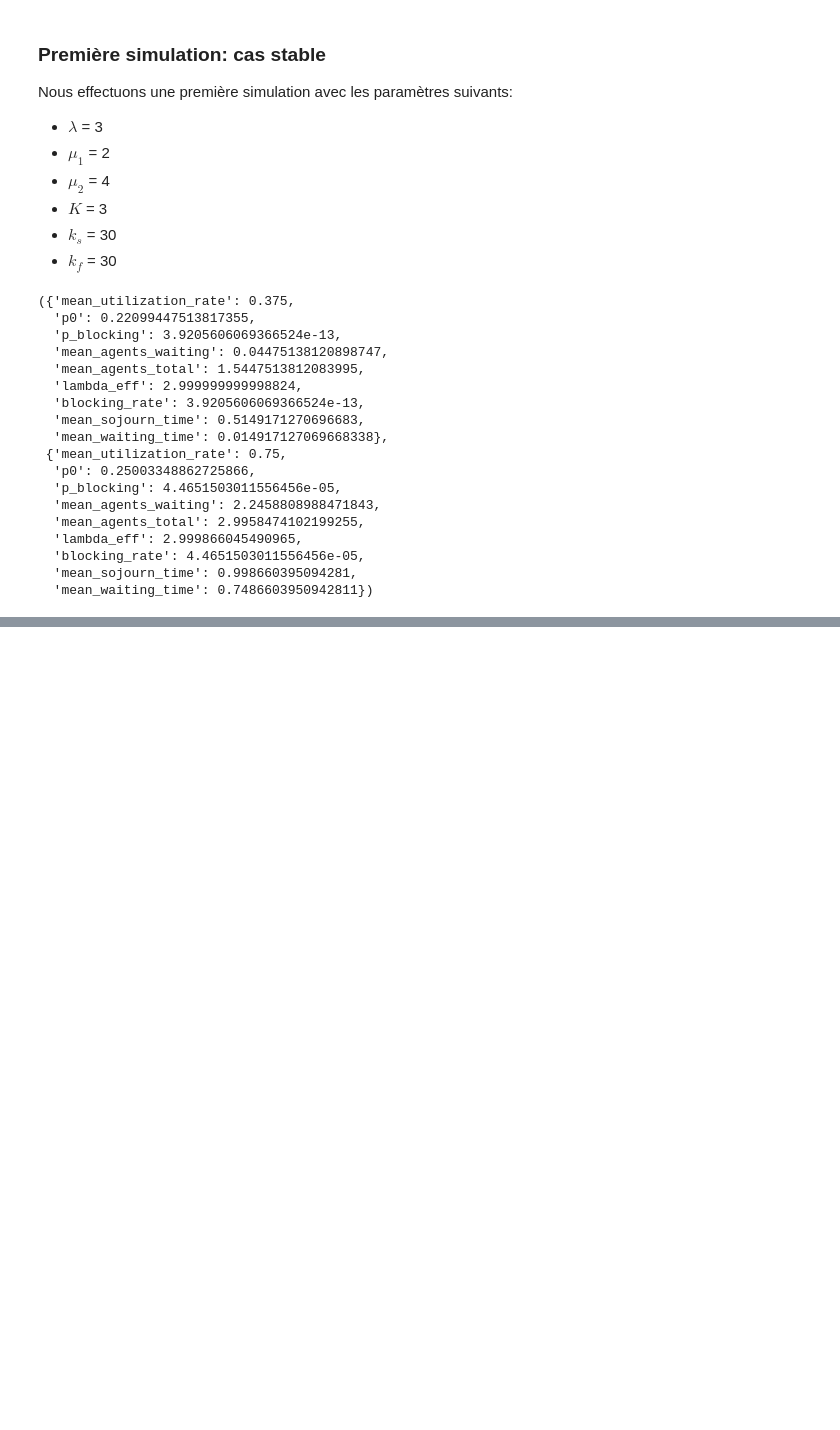
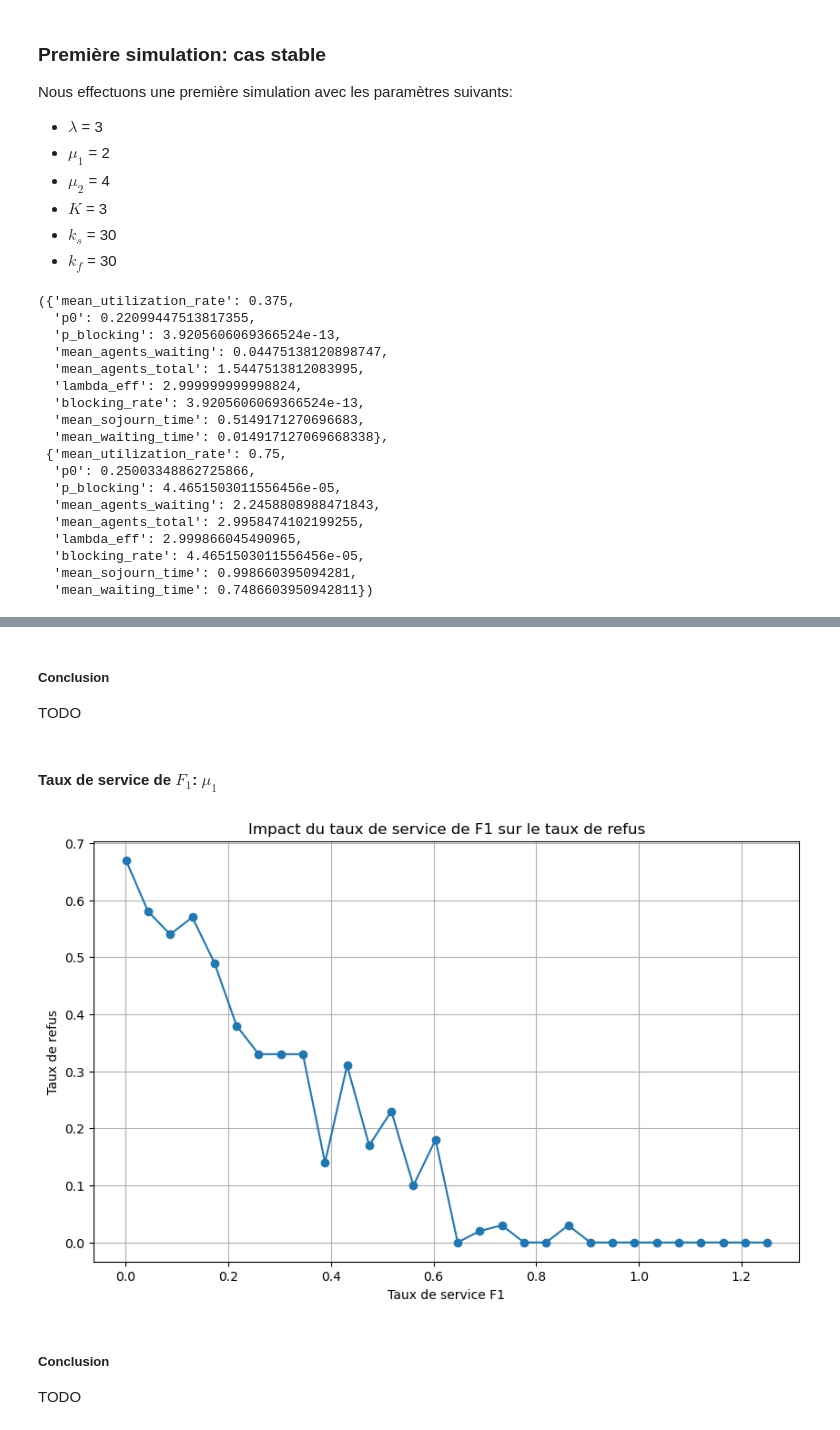
Before and after one commit to BomboCato/ERO2, a Jupyter notebook: Waterfall.ipynb, the cells around one changed output, grey strips where cells are left out. Saved outputs shown, nothing was run; the diff lists cells and outputs as text; code cells hidden in the pictures; blank space fills up the shorter version.

```diff
--- a/Waterfall.ipynb
+++ b/Waterfall.ipynb
@@ -1070,0 +1055,36 @@ plt.show()
+# %% [markdown]
+##### Conclusion
+TODO
+# %% [markdown]
+#### Taux de service de $F_1$: $\mu_1$
+# %%
+base_params = {
+    "lambda": 3.,
+    "mu_1": 2.,
+    "mu_2": 4.,
+    "k": 3,
+    "k_s": 30,
+    "k_f": 30,
+    "agent_nb": 100,
+    "policy": fifo_policy
+}
+mu_values = np.linspace(0.001, 1.25, 30)
+
+res = parametric_simulation(
+    param_values=mu_values,
+    param_name="mu_1",
+    base_params=base_params
+)
+
+plt.figure(figsize=(10, 6))
+plt.plot(res["mu_1"], res["blocked_total_value"], marker='o')
+plt.xlabel("Taux de service F1")
+plt.ylabel("Taux de refus")
+plt.title("Impact du taux de service de F1 sur le taux de refus")
+plt.grid(True)
+plt.show()
+# %% [output]
+[figure, added]
+# %% [markdown]
+##### Conclusion
+TODO
```
Also changed, not shown: parts of 15 cells of this notebook.
